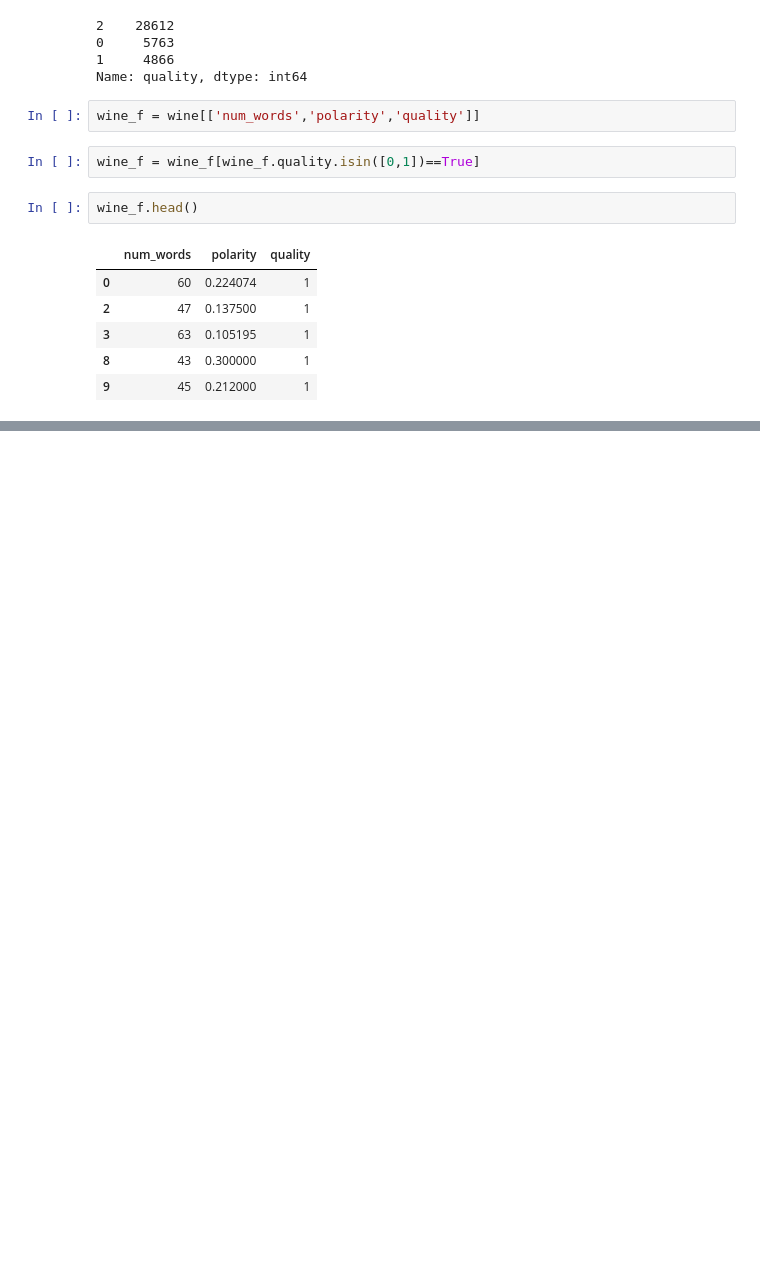
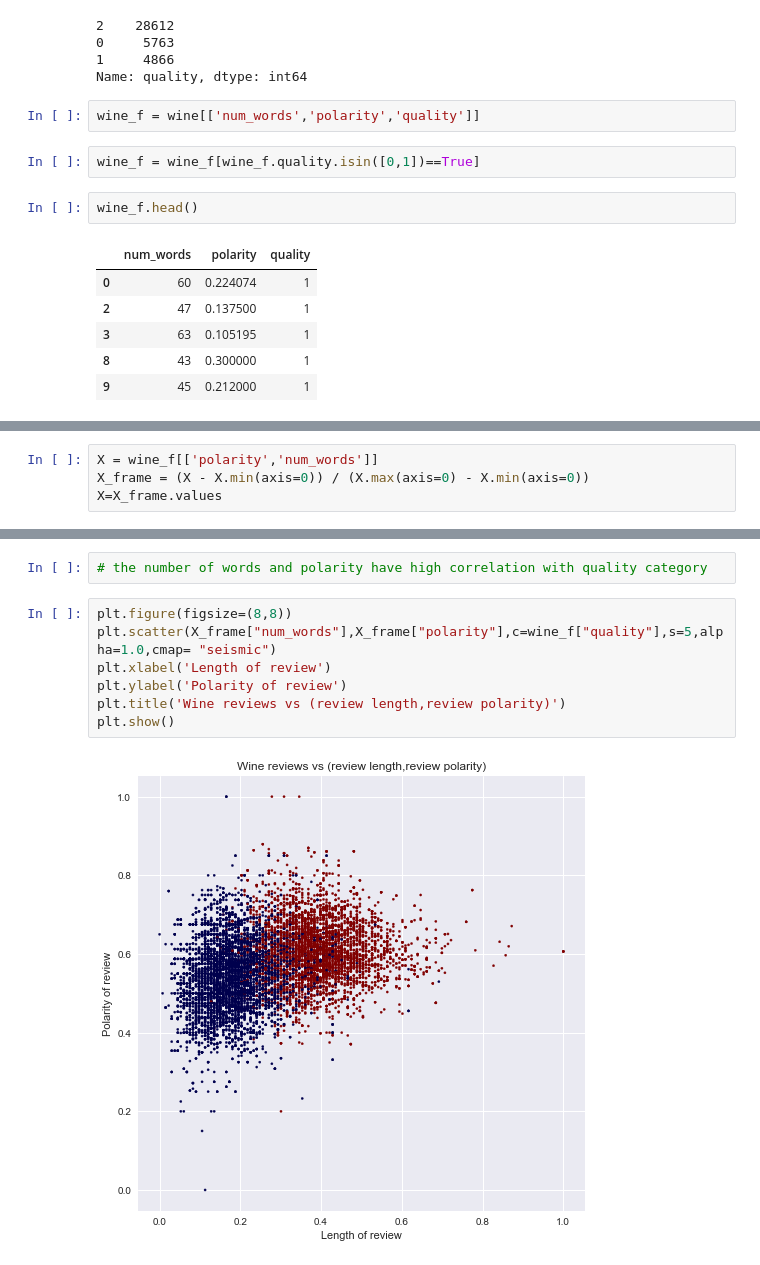
Before and after one commit to pavlafuxova/TFM, a Jupyter notebook: length_polarity_classifier.ipynb, the cells around one changed output, grey strips where cells are left out. Cells and saved outputs as stored; diff of their text form; blank space fills up the shorter version.

```diff
--- a/length_polarity_classifier.ipynb
+++ b/length_polarity_classifier.ipynb
@@ -85,0 +114,4 @@ wine_f.head()
+# %%
+X = wine_f[['polarity','num_words']]
+X_frame = (X - X.min(axis=0)) / (X.max(axis=0) - X.min(axis=0))
+X=X_frame.values
@@ -85,0 +136,11 @@ wine_f.head()
+# %%
+# the number of words and polarity have high correlation with quality category
+# %%
+plt.figure(figsize=(8,8))
+plt.scatter(X_frame["num_words"],X_frame["polarity"],c=wine_f["quality"],s=5,alpha=1.0,cmap= "seismic")
+plt.xlabel('Length of review')
+plt.ylabel('Polarity of review')
+plt.title('Wine reviews vs (review length,review polarity)')
+plt.show()
+# %% [output]
+[figure, added]
```
Also changed, not shown: parts of 8 cells of this notebook.
